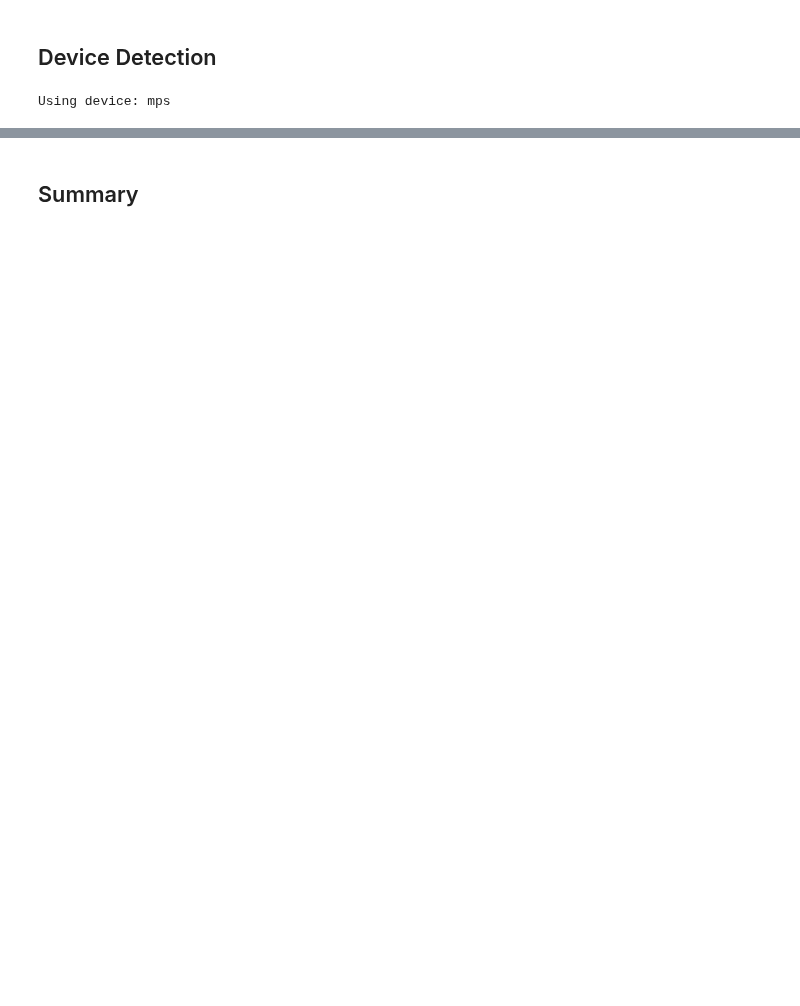
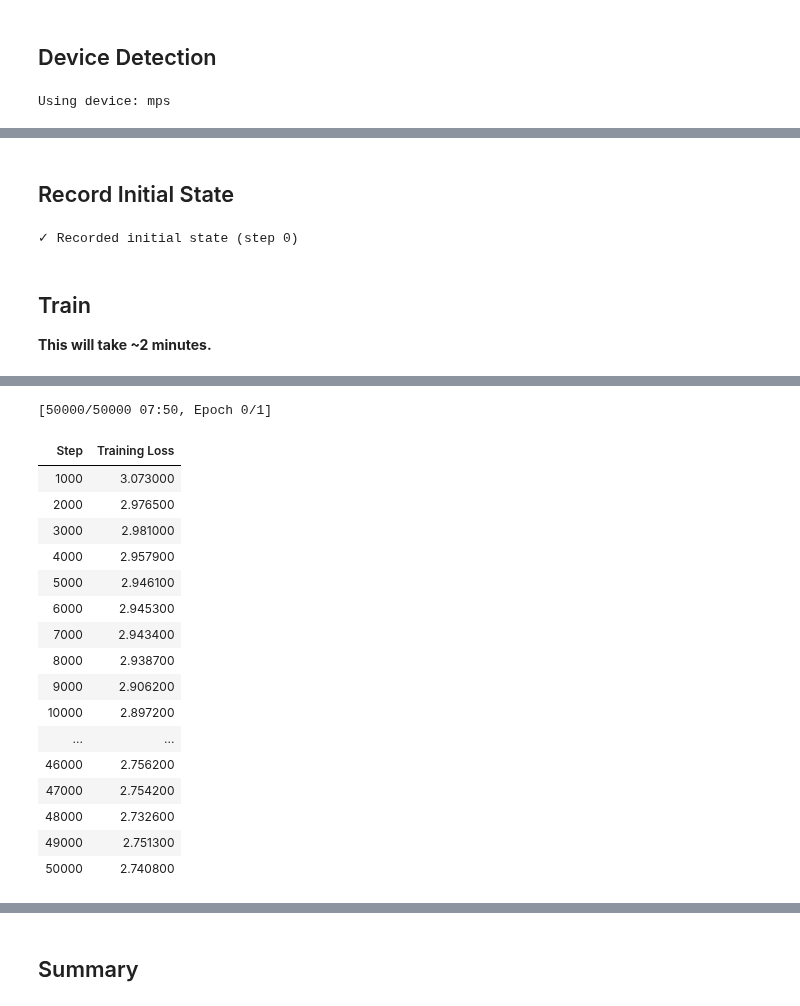
Before and after one commit to Embedding-Space/Azimuth_II, a Jupyter notebook: box_3/notebooks/1.12a_train_gatsby.ipynb, the cells around one changed output, grey strips where cells are left out. Saved outputs shown, nothing was run; the diff lists cells and outputs as text; code cells hidden in the pictures; blank space fills up the shorter version.

```diff
--- a/box_3/notebooks/1.12a_train_gatsby.ipynb
+++ b/box_3/notebooks/1.12a_train_gatsby.ipynb
@@ -330,0 +167,18 @@ Output: 'T h e   g r e e n   l i g h t   t m e   t k t t o s   r y r b   h a r
+# %%
+config = GPT2Config(
+    vocab_size=VOCAB_SIZE,
+    n_positions=MAX_SEQ_LEN,
+    n_embd=HIDDEN_DIM,
+    n_layer=N_LAYER,
+    n_head=N_HEAD,
+    resid_pdrop=0.0,
+    embd_pdrop=0.0,
+    attn_pdrop=0.0,
+    tie_word_embeddings=True,
+)
+
+model = GPT2LMHeadModel(config)
+model = model.to(torch.bfloat16).to(device)
+
+total_params = sum(p.numel() for p in model.parameters())
+print(f"✓ Model created: {total_params:,} parameters")
@@ -330,0 +454,44 @@ Output: 'T h e   g r e e n   l i g h t   t m e   t k t t o s   r y r b   h a r
+# %% [markdown]
+## Record Initial State
+# %%
+recorder.record_initial_state(model, trainer.optimizer)
+# %% [output]
+✓ Recorded initial state (step 0)
+# %% [markdown]
+## Train
+
+**This will take ~2 minutes.**
+# %%
+print(f"\n{'='*80}")
+print(f"STARTING TRAINING RUN")
+print(f"{'='*80}")
+print(f"\nConfiguration:")
+print(f"  Initialization: STANDARD GPT-2 (N(0, {INIT_SCALE}), bfloat16-native)")
+print(f"  Optimizer: Adam")
+print(f"  Learning rate: {LEARNING_RATE}")
+print(f"  Adam beta1: {ADAM_BETA1}")
+print(f"  Adam beta2: {ADAM_BETA2}")
+print(f"  Weight decay: {WEIGHT_DECAY}")
+print(f"  Precision: bfloat16 (native)")
+print(f"  Steps: {NUM_TRAIN_STEPS:,} (plus initial step 0)")
+print(f"  Recording every: {RECORD_EVERY_N_STEPS} step(s)")
+print(f"  Expected records: {NUM_TRAIN_STEPS // RECORD_EVERY_N_STEPS + 1:,}")
+print(f"\nRecording:")
+print(f"  - Embeddings (positions)")
+print(f"  - Gradients (forces)")
+print(f"  - Momentum (Adam first moment)")
+print(f"  - Variance (Adam second moment)")
+print(f"  - Logits (predictions)")
+print(f"  - Loss")
+print(f"\n{'='*80}\n")
+
+start_time = time.time()
+trainer.train()
+elapsed = time.time() - start_time
+
+print(f"\n{'='*80}")
+print(f"✓ Training complete")
+print(f"  Elapsed time: {elapsed/60:.1f} minutes ({elapsed:.1f} seconds)")
+print(f"  Throughput: {NUM_TRAIN_STEPS / elapsed:.1f} steps/second")
+print(f"{'='*80}")
+# %% [output]
@@ -330,0 +515,18 @@ Output: 'T h e   g r e e n   l i g h t   t m e   t k t t o s   r y r b   h a r
+[50000/50000 07:50, Epoch 0/1]
+| Step | Training Loss |
+| 1000 | 3.073000 |
+| 2000 | 2.976500 |
+| 3000 | 2.981000 |
+| 4000 | 2.957900 |
+| 5000 | 2.946100 |
+| 6000 | 2.945300 |
+| 7000 | 2.943400 |
+| 8000 | 2.938700 |
+| 9000 | 2.906200 |
+| 10000 | 2.897200 |
+| ... | ... |
+| 46000 | 2.756200 |
+| 47000 | 2.754200 |
+| 48000 | 2.732600 |
+| 49000 | 2.751300 |
+| 50000 | 2.740800 |
```
Also changed, not shown: parts of 41 cells of this notebook, 9 other files.
